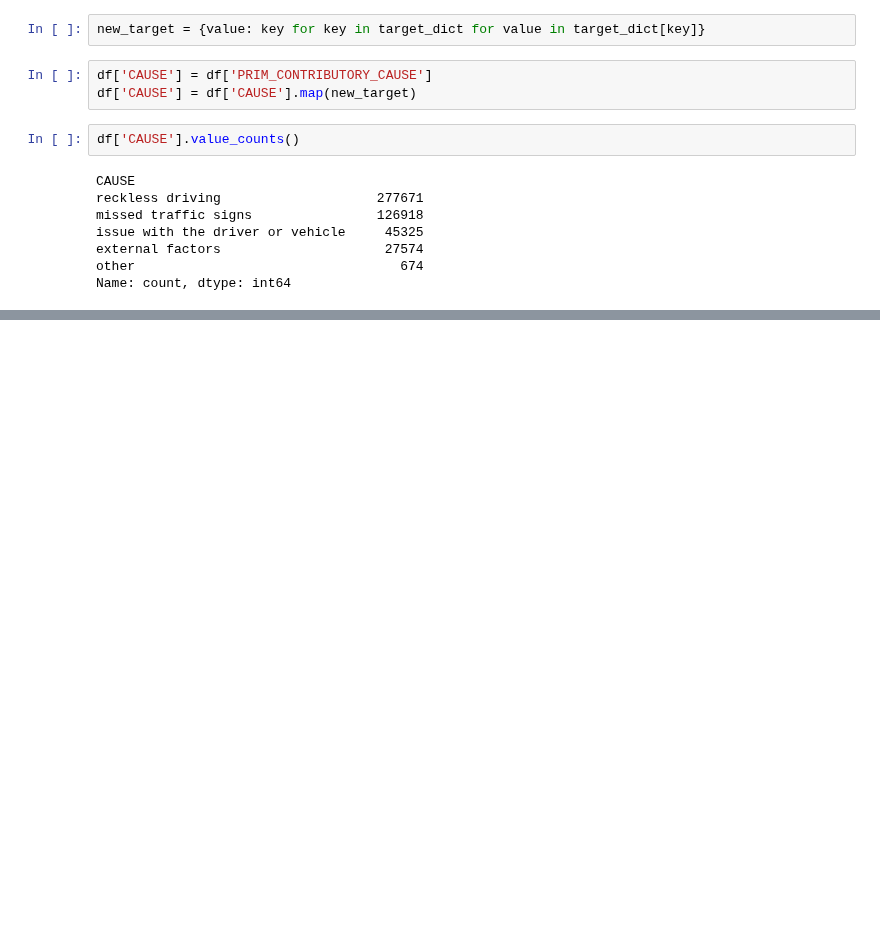
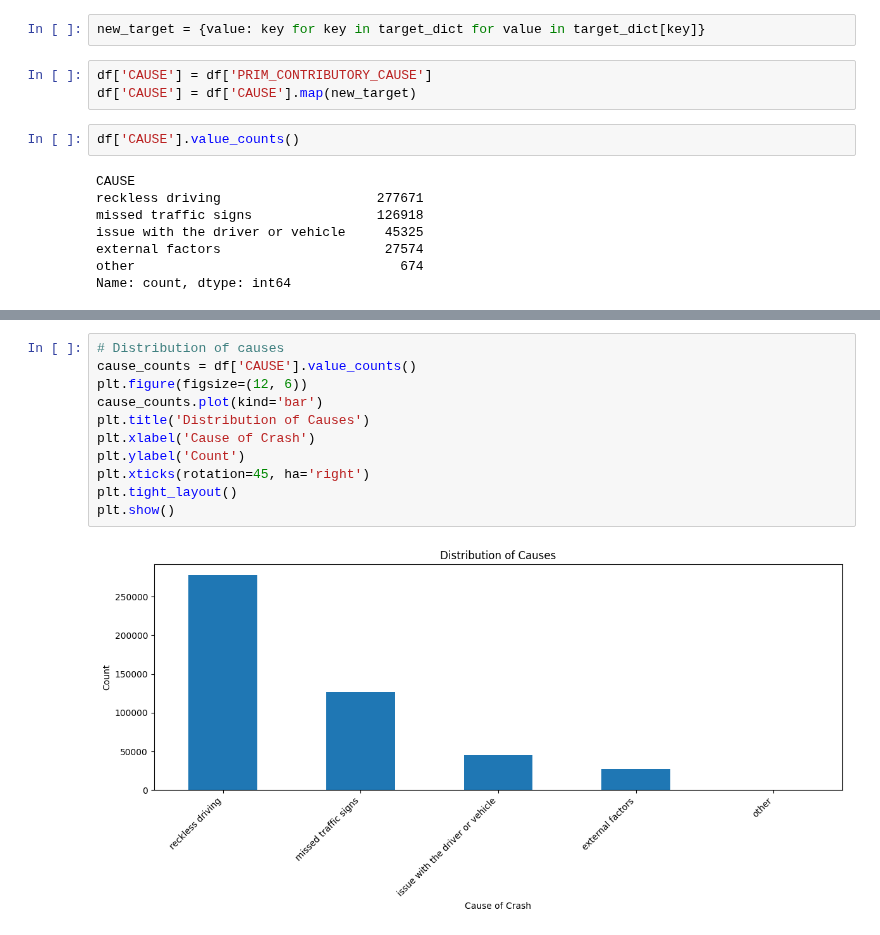
Before and after one commit to joakimTI/GROUP-5-PROJECT, a Jupyter notebook: index.ipynb, the cells around one changed output, grey strips where cells are left out. Cells and saved outputs as stored; diff of their text form; blank space fills up the shorter version.

```diff
--- a/index.ipynb
+++ b/index.ipynb
@@ -962,0 +1046,13 @@ Name: count, dtype: int64
+# %%
+# Distribution of causes
+cause_counts = df['CAUSE'].value_counts()
+plt.figure(figsize=(12, 6))
+cause_counts.plot(kind='bar')
+plt.title('Distribution of Causes')
+plt.xlabel('Cause of Crash')
+plt.ylabel('Count')
+plt.xticks(rotation=45, ha='right')
+plt.tight_layout()
+plt.show()
+# %% [output]
+[figure, added]
```
Also changed, not shown: parts of 30 cells of this notebook.
